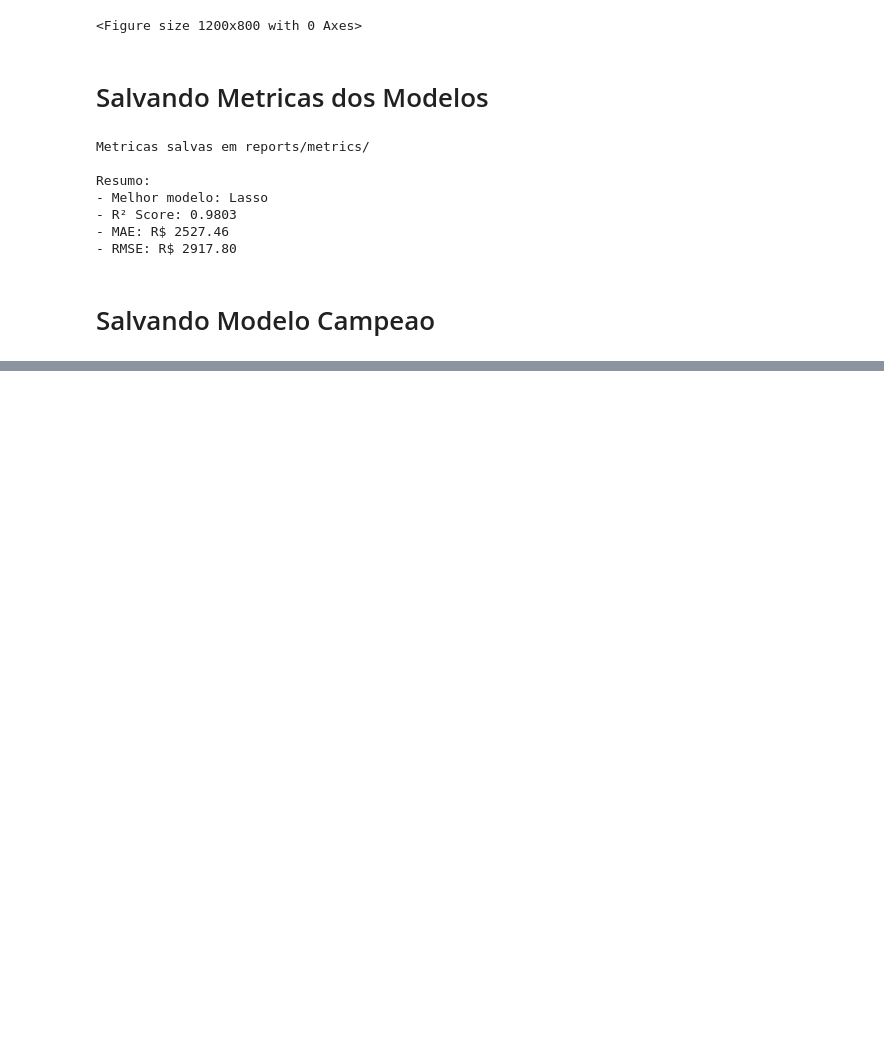
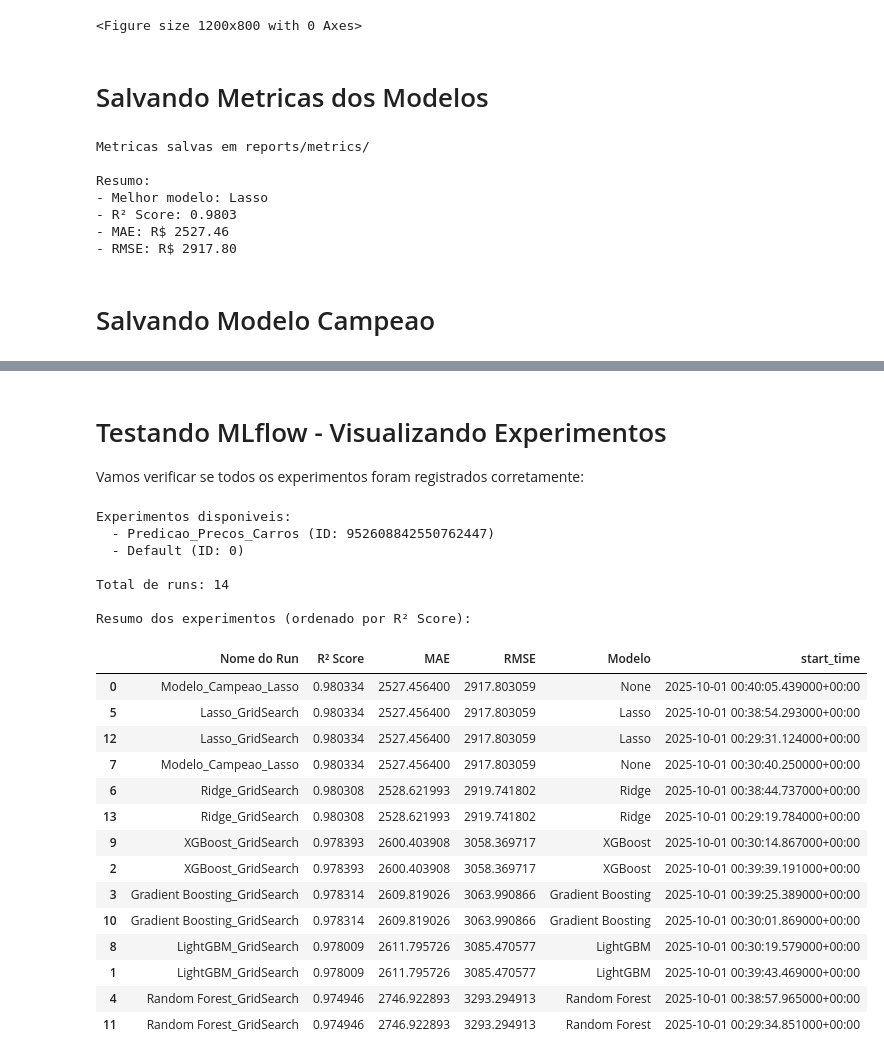
Before and after one commit to HiRenan/MachineLearningCarros, a Jupyter notebook: notebooks/modelo_carros.ipynb, the cells around one changed output, grey strips where cells are left out. Drawn from its saved outputs; the diff is of its cells as text; code cells hidden in the pictures; blank space fills up the shorter version.

```diff
--- a/notebooks/modelo_carros.ipynb
+++ b/notebooks/modelo_carros.ipynb
@@ -737,0 +873,67 @@ Features utilizadas: 52
+# %% [markdown]
+# Testando MLflow - Visualizando Experimentos
+
+Vamos verificar se todos os experimentos foram registrados corretamente:
+# %%
+import mlflow
+import pandas as pd
+
+# Buscar todos os experimentos
+experimentos = mlflow.search_experiments()
+print("Experimentos disponiveis:")
+for exp in experimentos:
+    print(f"  - {exp.name} (ID: {exp.experiment_id})")
+
+# Buscar todos os runs do experimento principal
+runs = mlflow.search_runs(experiment_names=["Predicao_Precos_Carros"])
+
+print(f"\nTotal de runs: {len(runs)}")
+print("\nResumo dos experimentos (ordenado por R² Score):")
+
+# Selecionar colunas relevantes
+colunas_importantes = [
+    'tags.mlflow.runName',
+    'metrics.r2_score',
+    'metrics.mae',
+    'metrics.rmse',
+    'params.modelo_tipo',
+    'start_time'
+]
+
+# Filtrar apenas as colunas que existem
+colunas_existentes = [col for col in colunas_importantes if col in runs.columns]
+
+# Mostrar resultados
+runs_resumo = runs[colunas_existentes].sort_values('metrics.r2_score', ascending=False)
+runs_resumo.rename(columns={
+    'tags.mlflow.runName': 'Nome do Run',
+    'metrics.r2_score': 'R² Score',
+    'metrics.mae': 'MAE',
+    'metrics.rmse': 'RMSE',
+    'params.modelo_tipo': 'Modelo'
+}, inplace=True)
+
+display(runs_resumo)
+# %% [output]
+Experimentos disponiveis:
+  - Predicao_Precos_Carros (ID: 952608842550762447)
+  - Default (ID: 0)
+
+Total de runs: 14
+
+Resumo dos experimentos (ordenado por R² Score):
+|  | Nome do Run | R² Score | MAE | RMSE | Modelo | start_time |
+| 0 | Modelo_Campeao_Lasso | 0.980334 | 2527.456400 | 2917.803059 | None | 2025-10-01 00:40:05.439000+00:00 |
+| 5 | Lasso_GridSearch | 0.980334 | 2527.456400 | 2917.803059 | Lasso | 2025-10-01 00:38:54.293000+00:00 |
+| 12 | Lasso_GridSearch | 0.980334 | 2527.456400 | 2917.803059 | Lasso | 2025-10-01 00:29:31.124000+00:00 |
+| 7 | Modelo_Campeao_Lasso | 0.980334 | 2527.456400 | 2917.803059 | None | 2025-10-01 00:30:40.250000+00:00 |
+| 6 | Ridge_GridSearch | 0.980308 | 2528.621993 | 2919.741802 | Ridge | 2025-10-01 00:38:44.737000+00:00 |
+| 13 | Ridge_GridSearch | 0.980308 | 2528.621993 | 2919.741802 | Ridge | 2025-10-01 00:29:19.784000+00:00 |
+| 9 | XGBoost_GridSearch | 0.978393 | 2600.403908 | 3058.369717 | XGBoost | 2025-10-01 00:30:14.867000+00:00 |
+| 2 | XGBoost_GridSearch | 0.978393 | 2600.403908 | 3058.369717 | XGBoost | 2025-10-01 00:39:39.191000+00:00 |
+| 3 | Gradient Boosting_GridSearch | 0.978314 | 2609.819026 | 3063.990866 | Gradient Boosting | 2025-10-01 00:39:25.389000+00:00 |
+| 10 | Gradient Boosting_GridSearch | 0.978314 | 2609.819026 | 3063.990866 | Gradient Boosting | 2025-10-01 00:30:01.869000+00:00 |
+| 8 | LightGBM_GridSearch | 0.978009 | 2611.795726 | 3085.470577 | LightGBM | 2025-10-01 00:30:19.579000+00:00 |
+| 1 | LightGBM_GridSearch | 0.978009 | 2611.795726 | 3085.470577 | LightGBM | 2025-10-01 00:39:43.469000+00:00 |
+| 4 | Random Forest_GridSearch | 0.974946 | 2746.922893 | 3293.294913 | Random Forest | 2025-10-01 00:38:57.965000+00:00 |
+| 11 | Random Forest_GridSearch | 0.974946 | 2746.922893 | 3293.294913 | Random Forest | 2025-10-01 00:29:34.851000+00:00 |
```
Also changed, not shown: parts of 10 cells of this notebook, 5 other files.
